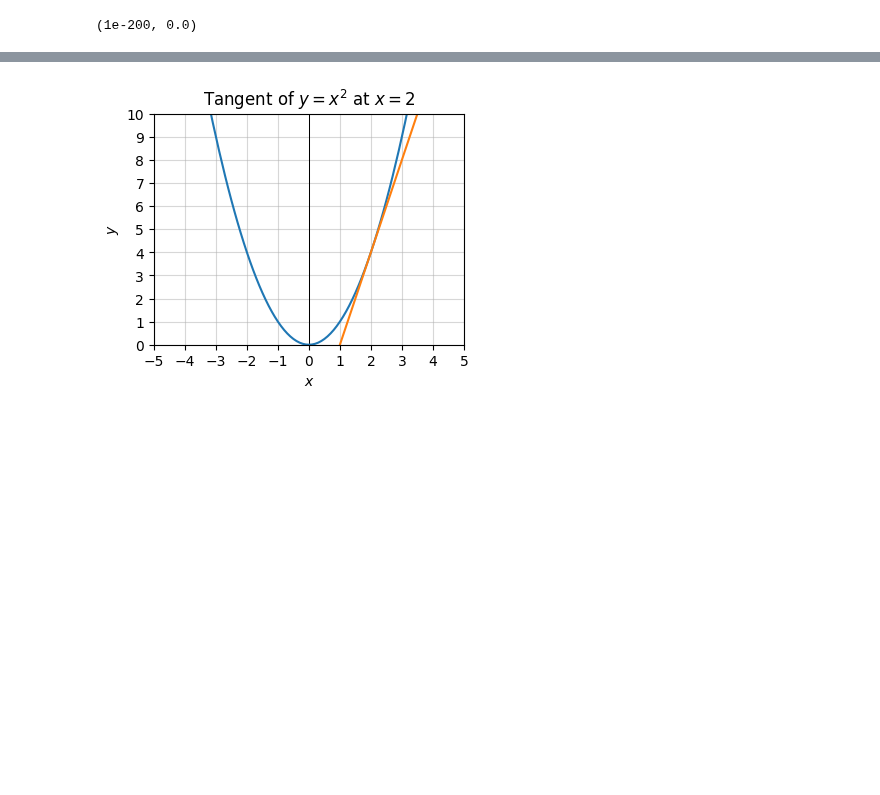
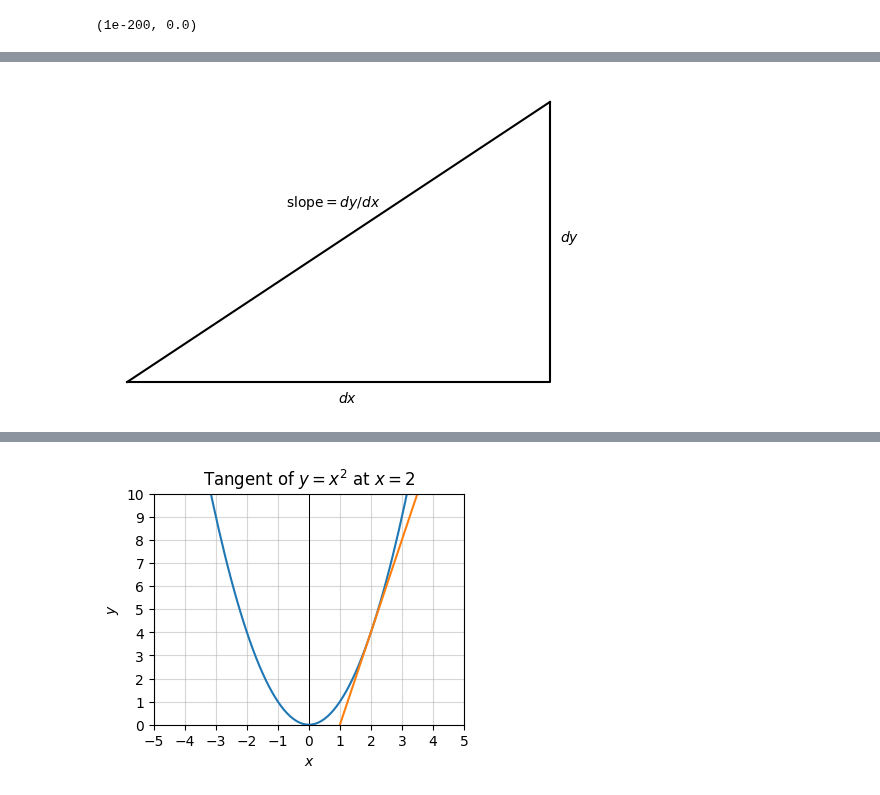
Before and after one commit to rkingery/ml-book, a Jupyter notebook: notebooks/calculus.ipynb, the cells around one changed output, grey strips where cells are left out. Saved outputs shown, nothing was run; the diff lists cells and outputs as text; code cells hidden in the pictures; blank space fills up the shorter version.

```diff
--- a/notebooks/calculus.ipynb
+++ b/notebooks/calculus.ipynb
@@ -97,0 +118,6 @@ from utils import *
+# %%
+dx = dy = 1
+points = [(0, 0), (dx, 0), (dy, 1)] # left, right, top coords
+plot_right_triangle(points, base_label='$dx$', height_label='$dy$', hyp_label='slope$=dy/dx$', offset=0.05)
+# %% [output]
+[figure, added]
```
Also changed, not shown: parts of 31 cells of this notebook, 1 other file.
